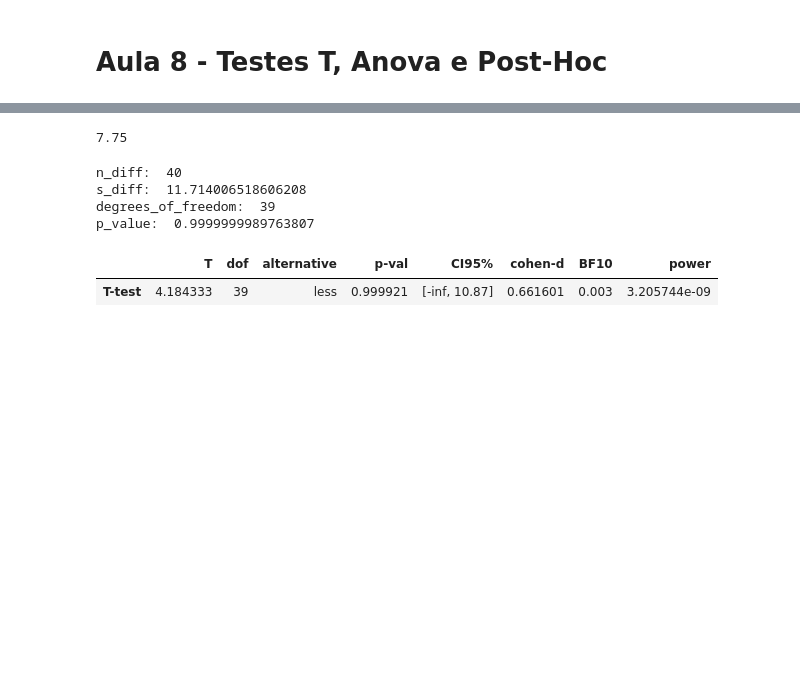
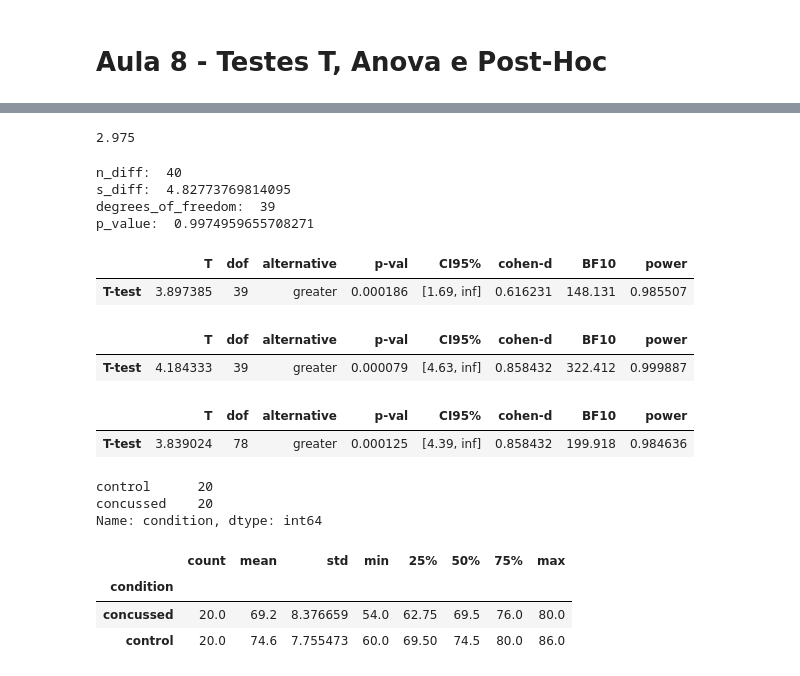
Before and after one commit to nanipumpkin/Analise_Estatistica, a Jupyter notebook: notebooks/Aula_08.ipynb, the cells around one changed output, grey strips where cells are left out. Cells and saved outputs as stored; diff of their text form; code cells hidden in the pictures; blank space fills up the shorter version.

```diff
--- a/notebooks/Aula_08.ipynb
+++ b/notebooks/Aula_08.ipynb
@@ -56,5 +65,7 @@ memory usage: 4.5+ KB
 # %%
 # Teste-t para amostras dependentes, métrica de Memória visual, verificando se há diferença entre o controle e as pessoas com concussão na situação de reteste.
-impact['vbm_diff'] = impact['verbal_memory_baseline'] - impact['verbal_memory_retest']
-impact['vbm_diff'].hist()
+impact['vbm_diff'] = impact['visual_memory_baseline'] - impact['visual_memory_retest']
+sns.set_theme(style='darkgrid')
+sns.histplot(data=impact, x='vbm_diff', kde=True)
+plt.show()
 # %% [output]
@@ -62,0 +73,5 @@ impact['vbm_diff'].hist()
+# %%
+impact['vbm_diff'] = impact['visual_memory_baseline'] - impact['visual_memory_retest']
+sns.set_theme(style='darkgrid')
+sns.histplot(data=impact, x='vbm_diff', hue='condition',kde=True)
+plt.show()
@@ -65,7 +88,7 @@ impact['vbm_diff'].hist()
 xbar_diff = impact['vbm_diff'].mean()
 print(xbar_diff)
 # %% [output]
-7.75
+2.975
 # %%
 # valor de n (tamanho da amostra)
 n_diff = len(impact)
@@ -88,11 +111,39 @@ p_value = t.cdf(t_stat, df=n_diff-1)
 print('p_value: ', p_value)
 # %% [output]
 n_diff:  40
-s_diff:  11.714006518606208
+s_diff:  4.82773769814095
 degrees_of_freedom:  39
-p_value:  0.9999999989763807
+p_value:  0.9974959655708271
 # %%
-pingouin.ttest(x=impact['vbm_diff'], y=0, alternative='less')
+# Testar diferenças entre as médias usando teste t
+pingouin.ttest(x=impact['vbm_diff'], y=0, alternative='greater')
 # %% [output]
 |  | T | dof | alternative | p-val | CI95% | cohen-d | BF10 | power |
-| T-test | 4.184333 | 39 | less | 0.999921 | [-inf, 10.87] | 0.661601 | 0.003 | 3.205744e-09 |
+| T-test | 3.897385 | 39 | greater | 0.000186 | [1.69, inf] | 0.616231 | 148.131 | 0.985507 |
+# %%
+# Testar diferenças com amostras dependentes (paired=True)
+pingouin.ttest(x=impact['verbal_memory_baseline'], y=impact['verbal_memory_retest'], paired=True, alternative='greater')
+# %% [output]
+|  | T | dof | alternative | p-val | CI95% | cohen-d | BF10 | power |
+| T-test | 4.184333 | 39 | greater | 0.000079 | [4.63, inf] | 0.858432 | 322.412 | 0.999887 |
+# %%
+# Testar diferenças com amostras independentes
+pingouin.ttest(x=impact['verbal_memory_baseline'], y=impact['verbal_memory_retest'], paired=False, alternative='greater')
+# %% [output]
+|  | T | dof | alternative | p-val | CI95% | cohen-d | BF10 | power |
+| T-test | 3.839024 | 78 | greater | 0.000125 | [4.39, inf] | 0.858432 | 199.918 | 0.984636 |
+# %%
+# Verificar numero de entradas nas condições control e concussed,
+impact['condition'].value_counts()
+# %% [output]
+control      20
+concussed    20
+Name: condition, dtype: int64
+# %%
+# Visualizar estatísticas de sumário por grupo
+impact.groupby('condition')['visual_memory_retest'].describe()
+# %% [output]
+|  | count | mean | std | min | 25% | 50% | 75% | max |
+| condition |  |  |  |  |  |  |  |  |
+| concussed | 20.0 | 69.2 | 8.376659 | 54.0 | 62.75 | 69.5 | 76.0 | 80.0 |
+| control | 20.0 | 74.6 | 7.755473 | 60.0 | 69.50 | 74.5 | 80.0 | 86.0 |
```
Also changed, not shown: parts of 34 cells of this notebook.
